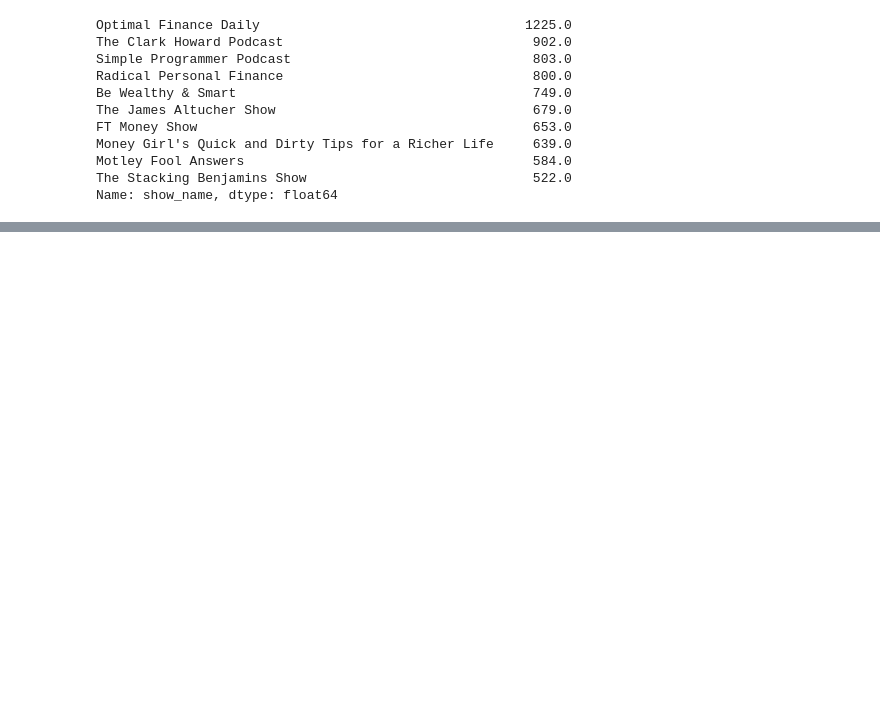
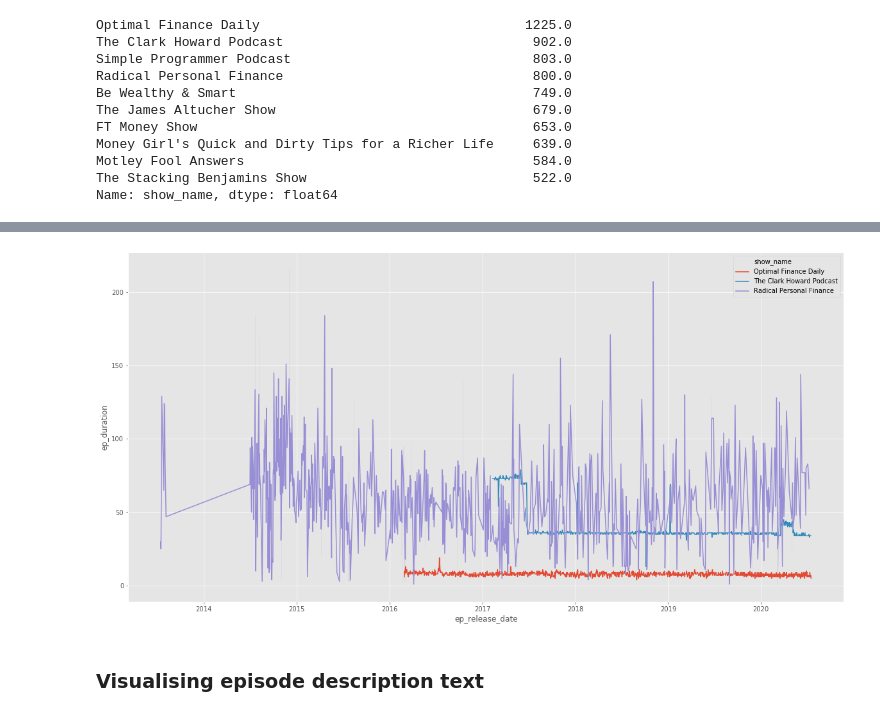
Before and after one commit to sukanto-m/Spotify_Finance_Podcasts, a Jupyter notebook: Finance_Episodes_Analysis.ipynb, the cells around one changed output, grey strips where cells are left out. Drawn from its saved outputs; the diff is of its cells as text; code cells hidden in the pictures; blank space fills up the shorter version.

```diff
--- a/Finance_Episodes_Analysis.ipynb
+++ b/Finance_Episodes_Analysis.ipynb
@@ -262,0 +254,18 @@ ValueError: Lengths must match to compare
+# %%
+#Analysing the top 3 shows by subsetting in a separate dataframe
+
+top_podcasts = pd.DataFrame()
+top_podcasts = df[df.apply(lambda x: 'Optimal Finance Daily' in x['show_name'], axis=1)]
+
+top_podcasts_one = pd.DataFrame()
+top_podcasts_one = df[df.apply(lambda x: 'The Clark Howard Podcast' in x['show_name'], axis=1)]
+
+top_podcasts_two = pd.DataFrame()
+top_podcasts_two = df[df.apply(lambda x: 'Radical Personal Finance' in x['show_name'], axis=1)]
+
+top_podcasts = top_podcasts.append(top_podcasts_one)
+top_podcasts = top_podcasts.append(top_podcasts_two)
+
+top_podcasts.to_csv('top_podcasts.csv')
+
+top_podcasts
@@ -262,0 +302,3 @@ ValueError: Lengths must match to compare
+# %%
+top_podcasts['ep_release_date'] = pd.to_datetime(top_podcasts['ep_release_date'])
+top_podcasts
@@ -262,0 +321,7 @@ ValueError: Lengths must match to compare
+# %%
+plt.figure(figsize=(20,10))
+sns.lineplot(top_podcasts['ep_release_date'],top_podcasts['ep_duration'],hue=top_podcasts['show_name']);
+# %% [output]
+[figure, added]
+# %% [markdown]
+### Visualising episode description text
```
Also changed, not shown: parts of 26 cells of this notebook, 1 other file.
